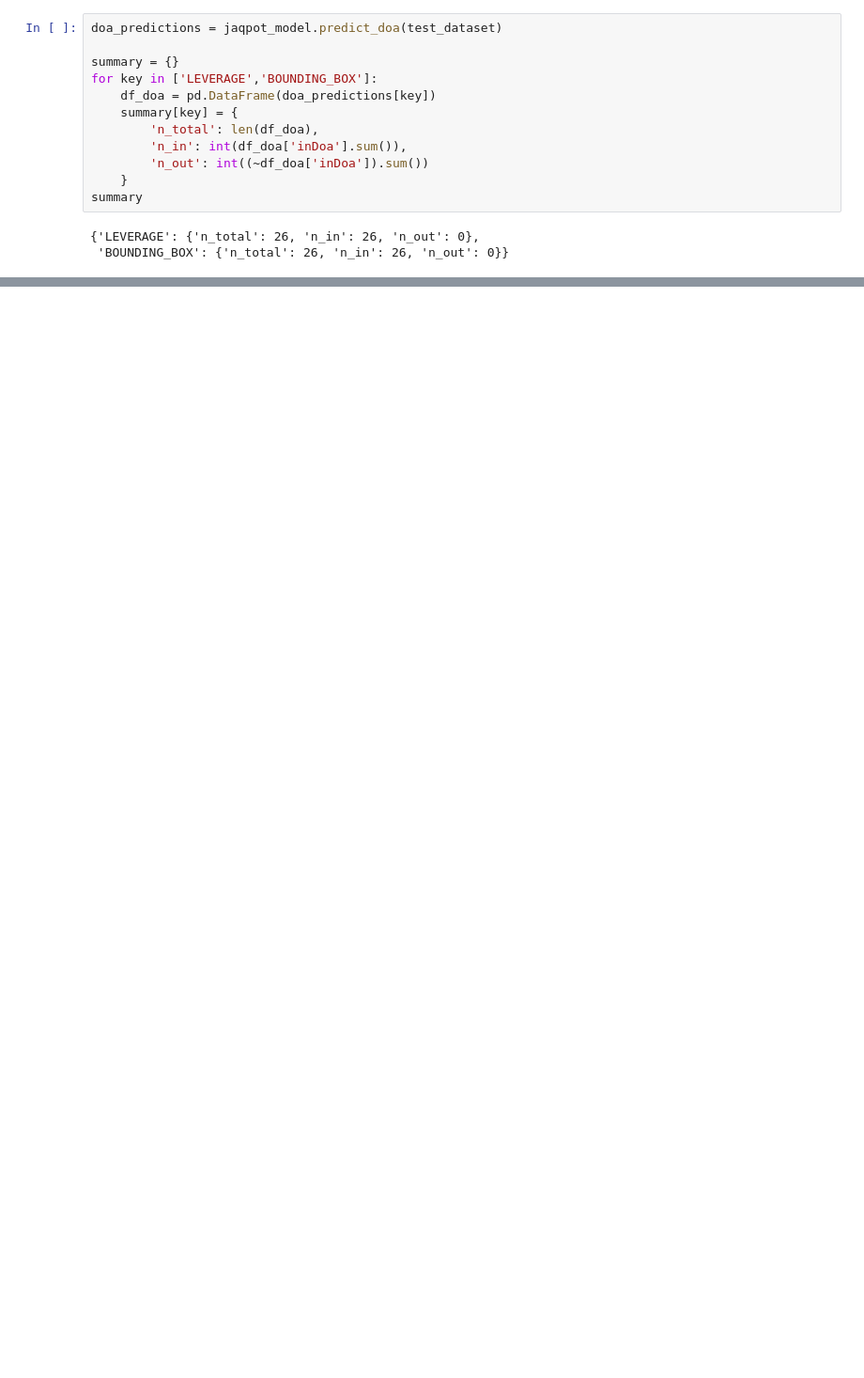
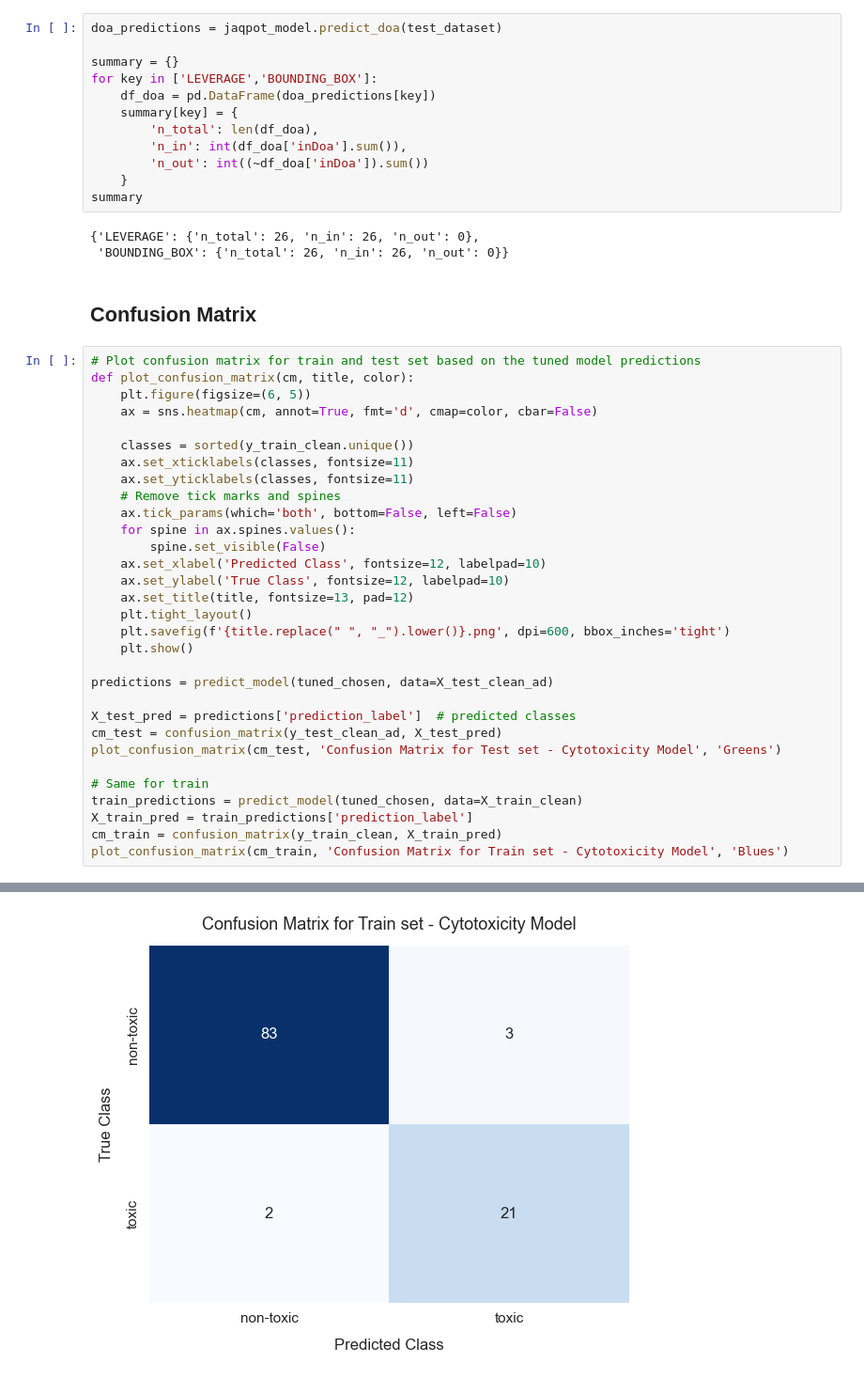
Before and after one commit to Alexangelo92/Cytotoxicity_mdpi, a Jupyter notebook: cytotoxicity_rf_classifier_MDPI_no outliers.ipynb, the cells around one changed output, grey strips where cells are left out. Shown at 94% size. Drawn from its saved outputs; the diff is of its cells as text; blank space fills up the shorter version.

```diff
--- a/cytotoxicity_rf_classifier_MDPI_no outliers.ipynb
+++ b/cytotoxicity_rf_classifier_MDPI_no outliers.ipynb
@@ -1213,3 +1225,37 @@ summary
 # %% [output]
 {'LEVERAGE': {'n_total': 26, 'n_in': 26, 'n_out': 0},
  'BOUNDING_BOX': {'n_total': 26, 'n_in': 26, 'n_out': 0}}
+# %% [markdown]
+## Confusion Matrix
+# %%
+# Plot confusion matrix for train and test set based on the tuned model predictions
+def plot_confusion_matrix(cm, title, color):
+    plt.figure(figsize=(6, 5))
+    ax = sns.heatmap(cm, annot=True, fmt='d', cmap=color, cbar=False)
+
+    classes = sorted(y_train_clean.unique())
+    ax.set_xticklabels(classes, fontsize=11)
+    ax.set_yticklabels(classes, fontsize=11)
+    # Remove tick marks and spines
+    ax.tick_params(which='both', bottom=False, left=False)
+    for spine in ax.spines.values():
+        spine.set_visible(False)
+    ax.set_xlabel('Predicted Class', fontsize=12, labelpad=10)
+    ax.set_ylabel('True Class', fontsize=12, labelpad=10)
+    ax.set_title(title, fontsize=13, pad=12)
+    plt.tight_layout()
+    plt.savefig(f'{title.replace(" ", "_").lower()}.png', dpi=600, bbox_inches='tight')
+    plt.show()
+
+predictions = predict_model(tuned_chosen, data=X_test_clean_ad)
+
+X_test_pred = predictions['prediction_label']  # predicted classes
+cm_test = confusion_matrix(y_test_clean_ad, X_test_pred)
+plot_confusion_matrix(cm_test, 'Confusion Matrix for Test set - Cytotoxicity Model', 'Greens')
+
+# Same for train
+train_predictions = predict_model(tuned_chosen, data=X_train_clean)
+X_train_pred = train_predictions['prediction_label']
+cm_train = confusion_matrix(y_train_clean, X_train_pred)
+plot_confusion_matrix(cm_train, 'Confusion Matrix for Train set - Cytotoxicity Model', 'Blues')
+# %% [output]
@@ -1215,0 +1265 @@ summary
+[figure, added]
```
Also changed, not shown: parts of 18 cells of this notebook, 10 other files.
